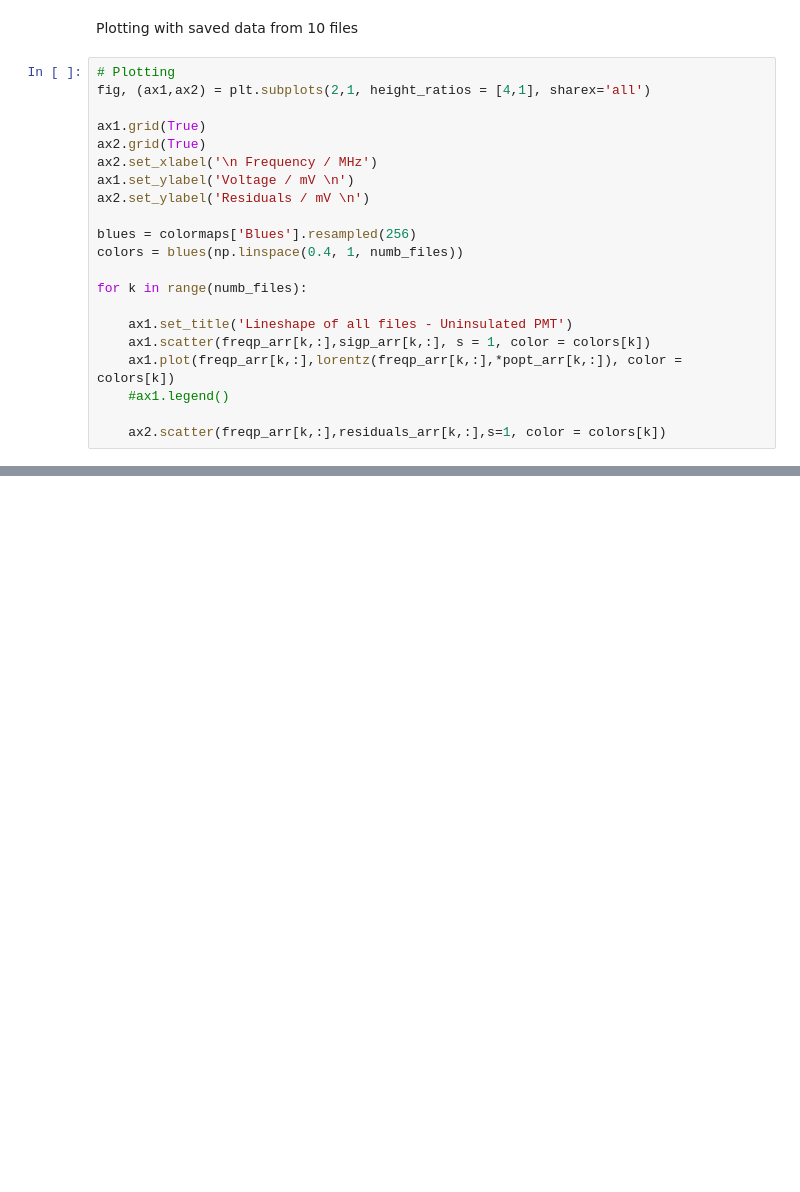
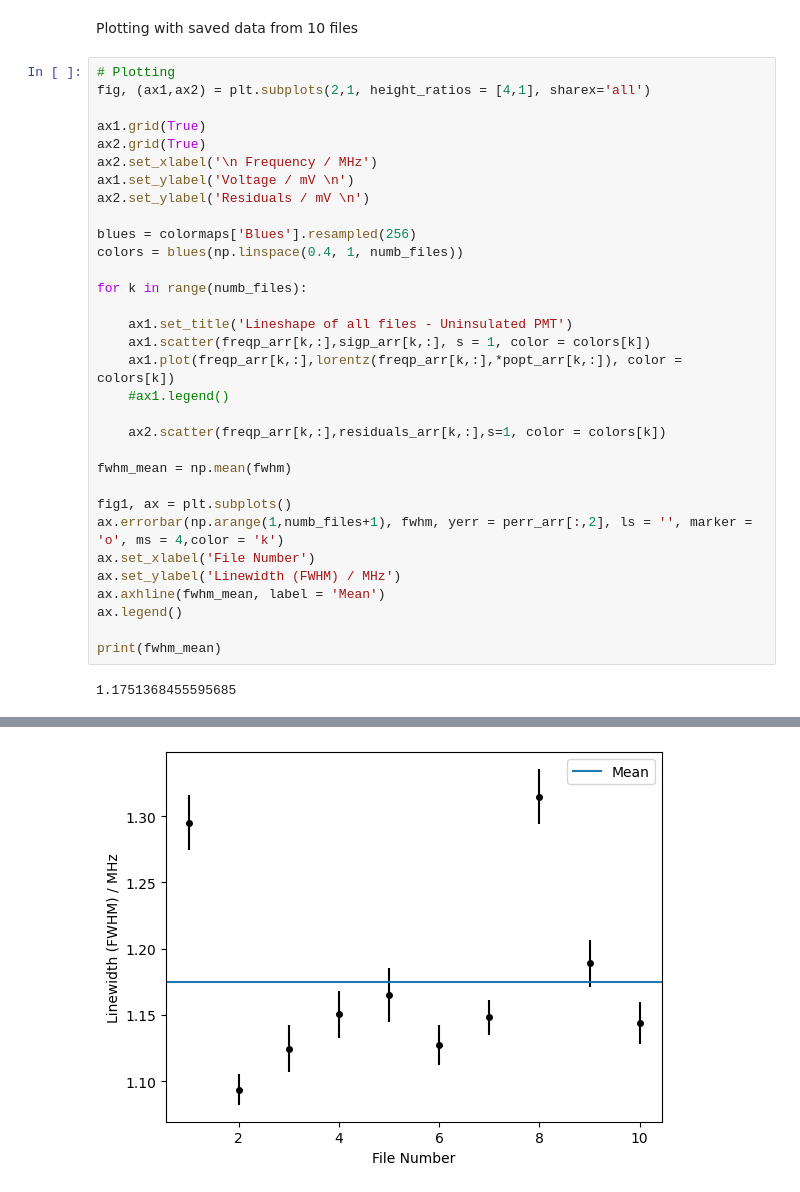
Before and after one commit to akay8/Code, a Jupyter notebook: fitting_2.ipynb, the cells around one changed output, grey strips where cells are left out. Drawn from its saved outputs; the diff is of its cells as text; blank space fills up the shorter version.

Commit message:
mean fwhm graph added

```diff
--- a/fitting_2.ipynb
+++ b/fitting_2.ipynb
@@ -253,23 +253,36 @@ Plotting with saved data from 10 files
 # %%
 # Plotting
 fig, (ax1,ax2) = plt.subplots(2,1, height_ratios = [4,1], sharex='all')
 
 ax1.grid(True)
 ax2.grid(True)
 ax2.set_xlabel('\n Frequency / MHz')
 ax1.set_ylabel('Voltage / mV \n')
 ax2.set_ylabel('Residuals / mV \n')
 
 blues = colormaps['Blues'].resampled(256)
 colors = blues(np.linspace(0.4, 1, numb_files))
 
 for k in range(numb_files):
 
     ax1.set_title('Lineshape of all files - Uninsulated PMT')
     ax1.scatter(freqp_arr[k,:],sigp_arr[k,:], s = 1, color = colors[k])
     ax1.plot(freqp_arr[k,:],lorentz(freqp_arr[k,:],*popt_arr[k,:]), color = colors[k])
     #ax1.legend()
 
     ax2.scatter(freqp_arr[k,:],residuals_arr[k,:],s=1, color = colors[k])
+
+fwhm_mean = np.mean(fwhm)
+
+fig1, ax = plt.subplots()
+ax.errorbar(np.arange(1,numb_files+1), fwhm, yerr = perr_arr[:,2], ls = '', marker = 'o', ms = 4,color = 'k')
+ax.set_xlabel('File Number')
+ax.set_ylabel('Linewidth (FWHM) / MHz')
+ax.axhline(fwhm_mean, label = 'Mean')
+ax.legend()
+
+print(fwhm_mean)
 # %% [output]
+1.1751368455595685
 [figure]
+[figure, added]
```
